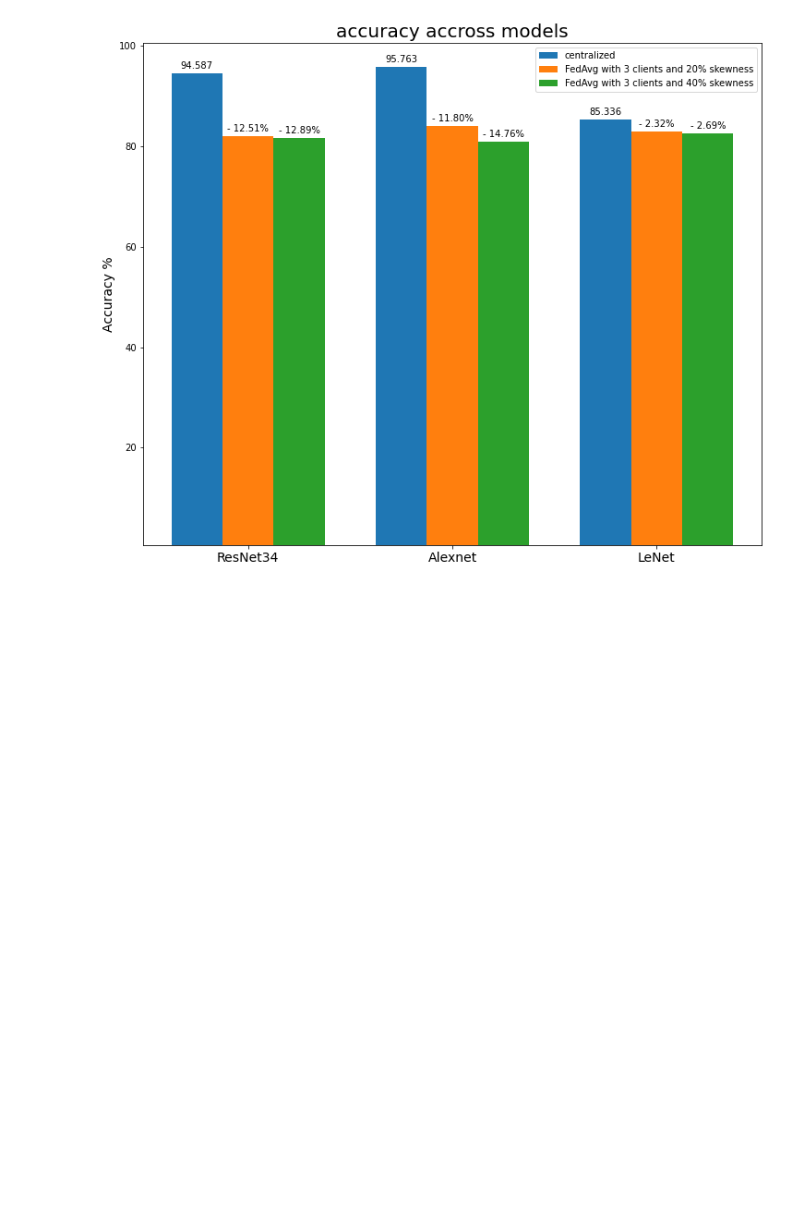
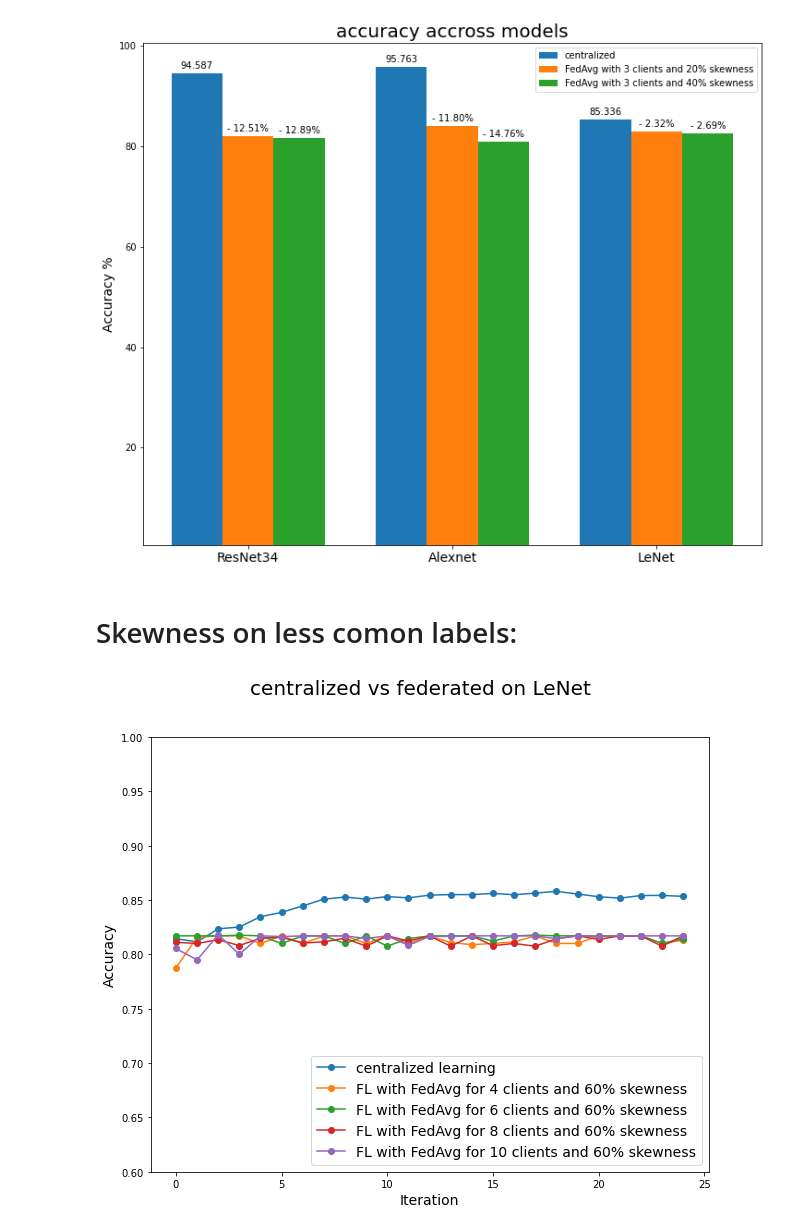
Before and after one commit to anandcu3/Federated-Learning-for-Remote-Sensing, a Jupyter notebook: some weird real plots notbook edition .ipynb, the cells around one changed output. Saved outputs shown, nothing was run; the diff lists cells and outputs as text; code cells hidden in the pictures; blank space fills up the shorter version.

```diff
--- a/some weird real plots notbook edition .ipynb
+++ b/some weird real plots notbook edition .ipynb
@@ -107,3 +107,15 @@ labels = ['ResNet34', 'Alexnet', 'LeNet']
 bar_plot_acc(labels, cen, fl1, fl2)
 # %% [output]
 [figure]
+# %% [markdown]
+# Skewness on less comon labels:
+# %%
+acc_dic4 ={"centralized learning" : np.genfromtxt('centralised_acc&loss_for_lenet_with_1_clients_202.csv',delimiter=',')[1,:],
+          "FL with FedAvg for 4 clients and 60% skewness": np.genfromtxt('FedAvg_acc&loss_for_lenet_with_4_clients_602.csv',delimiter=',')[1,:],
+          "FL with FedAvg for 6 clients and 60% skewness": np.genfromtxt('FedAvg_acc&loss_for_lenet_with_6_clients_602.csv',delimiter=',')[1,:],
+        "FL with FedAvg for 8 clients and 60% skewness": np.genfromtxt('FedAvg_acc&loss_for_lenet_with_8_clients_602.csv',delimiter=',')[1,:],
+        "FL with FedAvg for 10 clients and 60% skewness": np.genfromtxt('FedAvg_acc&loss_for_lenet_with_10_clients_602.csv',delimiter=',')[1,:]}
+
+plot_acc_curves(acc_dic4,'centralized vs federated on LeNet')
+# %% [output]
+[figure, added]
```
Also changed, not shown: parts of 1 cell of this notebook.
